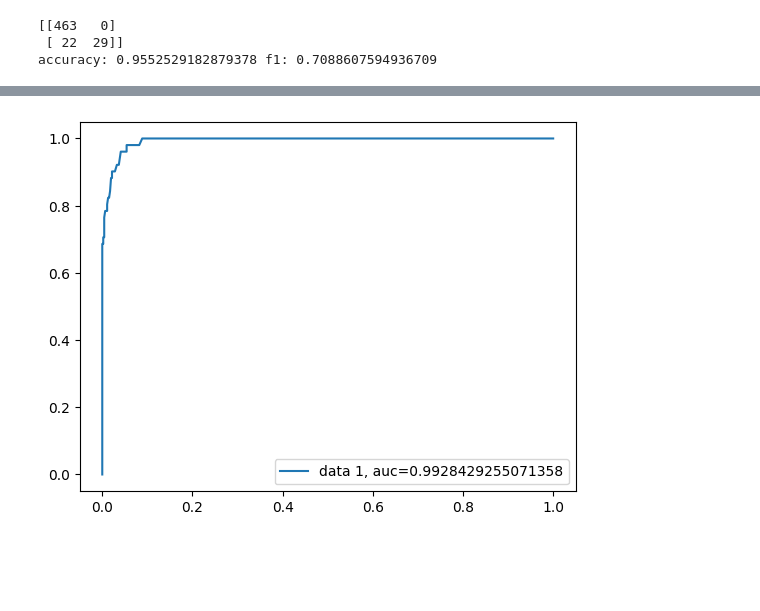
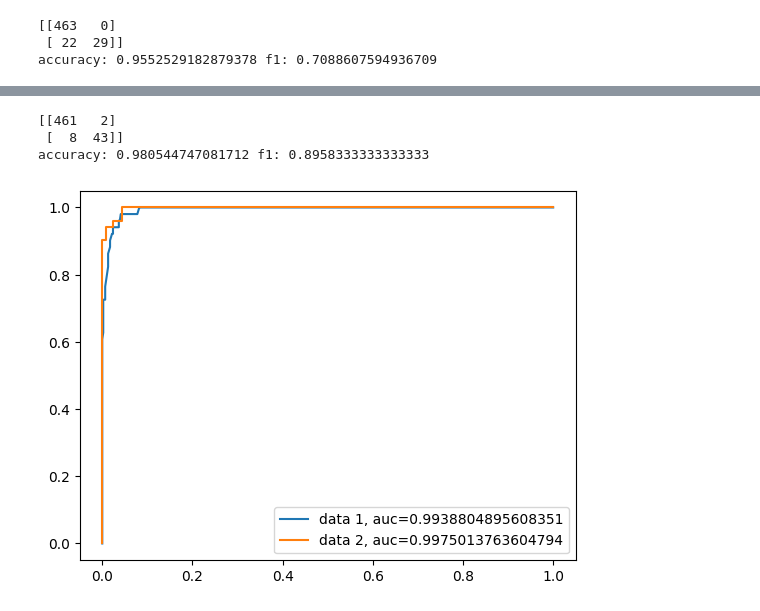
Before and after one commit to jojoroy/Depression, a Jupyter notebook: depression.ipynb, the cells around one changed output, grey strips where cells are left out. Saved outputs shown, nothing was run; the diff lists cells and outputs as text; code cells hidden in the pictures; blank space fills up the shorter version.

```diff
--- a/depression.ipynb
+++ b/depression.ipynb
@@ -272,7 +272,7 @@ param_dist = {'n_estimators': randint(50,500),
               'max_depth': randint(1,20)}
 
 # Create a random forest classifier
-rf = RandomForestClassifier(random_state=42, oob_score=True, class_weight='balanced')
+rf = RandomForestClassifier(random_state=42, oob_score=True, class_weight={0:1,1:100})
 
 # Use random search to find the best hyperparameters
 rand_search = RandomizedSearchCV(rf,
@@ -313,14 +401,26 @@ accuracy: 0.9552529182879378 f1: 0.7088607594936709
+# %%
+cm = confusion_matrix(y_test, xgbpreds)
+print(cm)
+print('accuracy:',accuracy_score(y_test, xgbpreds),'f1:',f1_score(y_test,xgbpreds))
+# %% [output]
+[[461   2]
+ [  8  43]]
+accuracy: 0.980544747081712 f1: 0.8958333333333333
 # %%
 from sklearn import metrics
 # %%
 y_pred_proba = best_rf.predict_proba(X_test)[::,1]
+clf_y_pred=clf.predict_proba(X_test)[::,1]
 fpr, tpr, _ = metrics.roc_curve(y_test,  y_pred_proba)
+lfpr,ltpr,_= metrics.roc_curve(y_test,  clf_y_pred)
 auc = metrics.roc_auc_score(y_test, y_pred_proba)
+clf_auc = metrics.roc_auc_score(y_test, clf_y_pred)
 plt.plot(fpr,tpr,label="data 1, auc="+str(auc))
+plt.plot(lfpr,ltpr,label="data 2, auc="+str(clf_auc))
 plt.legend(loc=4)
 plt.show()
 # %% [output]
-[figure, old version]
+[figure, new version]
 # %%
 len(df.index[df['Depression']==1].tolist())
 
```
Also changed, not shown: parts of 11 cells of this notebook.
